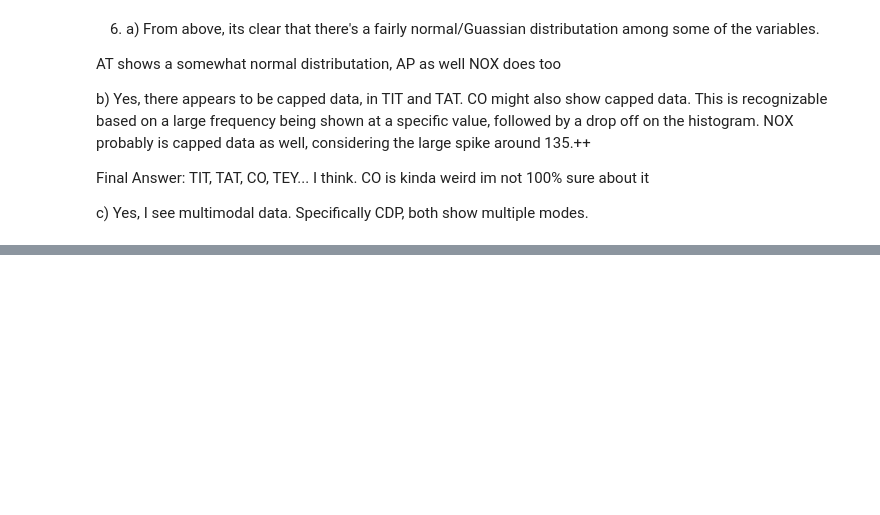
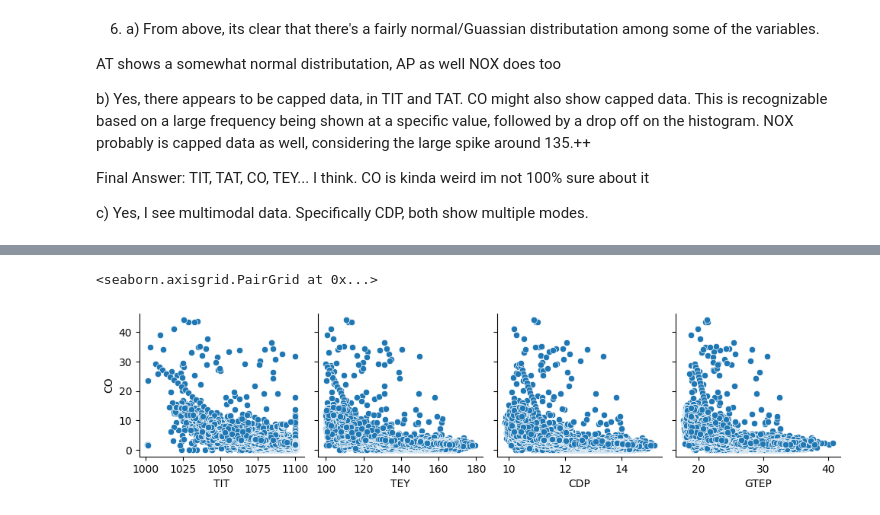
Before and after one commit to JaySachar/MSE413-ML, a Jupyter notebook: Lab 1/Lab1.ipynb, the cells around one changed output, grey strips where cells are left out. Drawn from its saved outputs; the diff is of its cells as text; code cells hidden in the pictures; blank space fills up the shorter version.

```diff
--- a/Lab 1/Lab1.ipynb
+++ b/Lab 1/Lab1.ipynb
@@ -126,0 +169,5 @@ c) Yes, I see multimodal data. Specifically CDP, both show multiple modes.
+# %%
+sns.pairplot(gt_df,y_vars='CO', x_vars=['TIT', 'TEY', 'CDP', 'GTEP'])
+# %% [output]
+<seaborn.axisgrid.PairGrid at 0x...>
+[figure, added]
```
Also changed, not shown: parts of 12 cells of this notebook.
